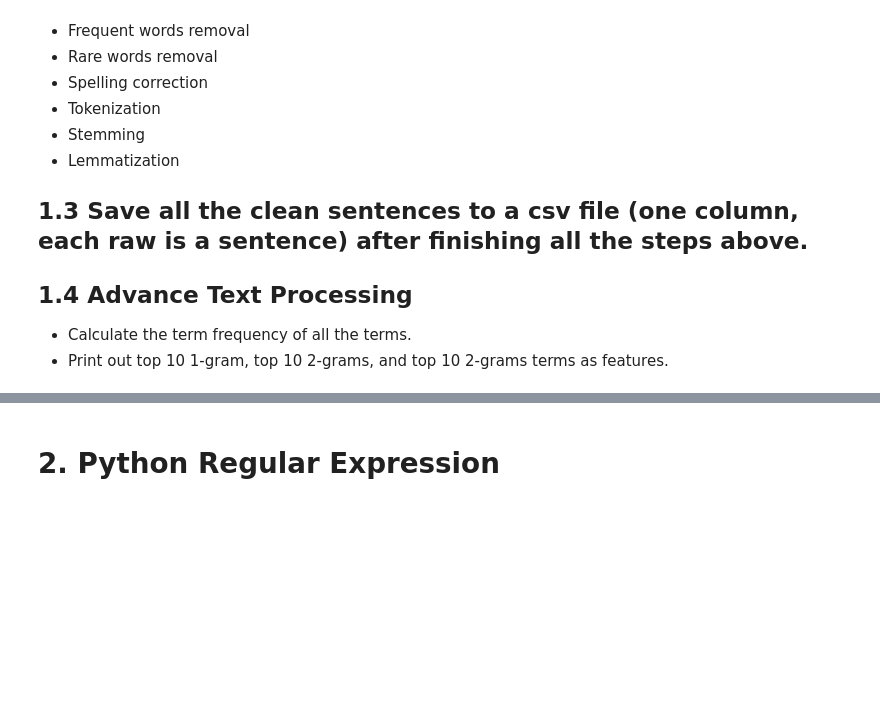
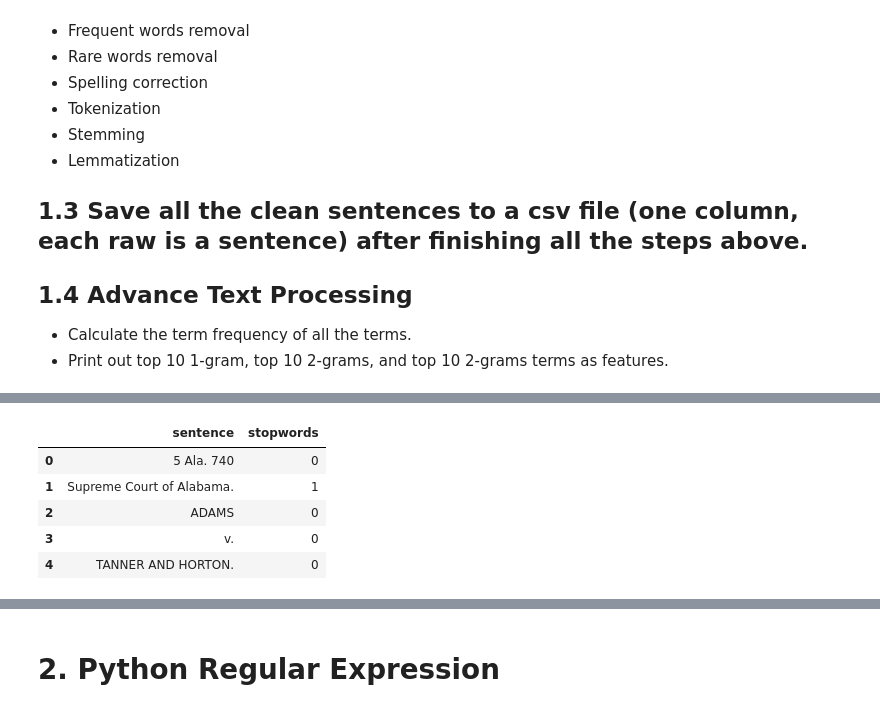
Before and after one commit to NikhithaKunati/INFO5731_Spring2020, a Jupyter notebook: Copy_of_In_class_exercise_04.ipynb, the cells around one changed output, grey strips where cells are left out. Saved outputs shown, nothing was run; the diff lists cells and outputs as text; code cells hidden in the pictures; blank space fills up the shorter version.

```diff
--- a/Copy_of_In_class_exercise_04.ipynb
+++ b/Copy_of_In_class_exercise_04.ipynb
@@ -43,0 +95,9 @@ Here is a [legal case](https://github.com/unt-iialab/INFO5731_Spring2020/blob/ma
+# %%
+#number of stop words
+from nltk.corpus import stopwords
+import nltk
+nltk.download('stopwords')
+stop=stopwords.words('english')
+data['stopwords'] = data['sentence'].apply(lambda x: len([x for x in x.split() if x in stop]))
+data[['sentence','stopwords']].head()
+# %% [output]
@@ -43,0 +106,6 @@ Here is a [legal case](https://github.com/unt-iialab/INFO5731_Spring2020/blob/ma
+|  | sentence | stopwords |
+| 0 | 5 Ala. 740 | 0 |
+| 1 | Supreme Court of Alabama. | 1 |
+| 2 | ADAMS | 0 |
+| 3 | v. | 0 |
+| 4 | TANNER AND HORTON. | 0 |
```
Also changed, not shown: parts of 23 cells of this notebook.
